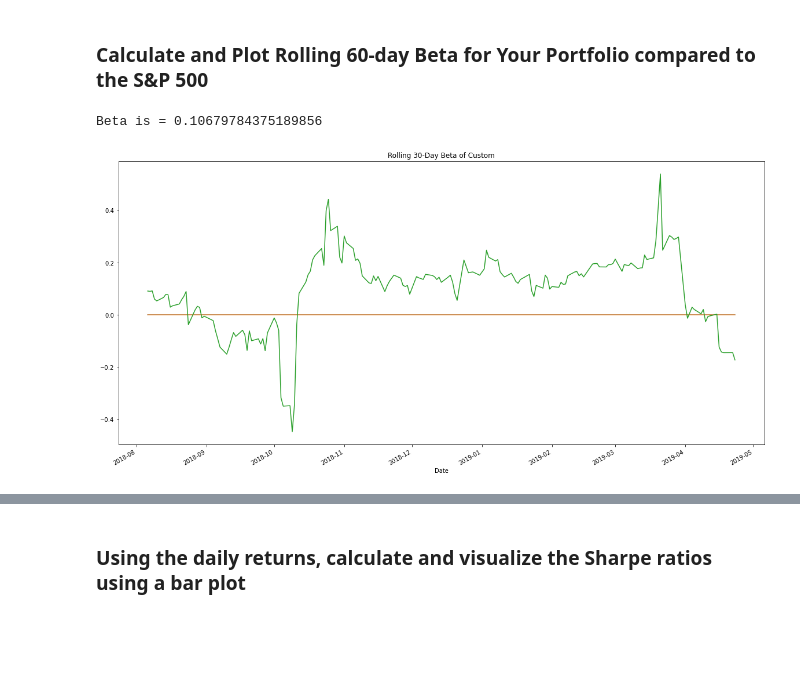
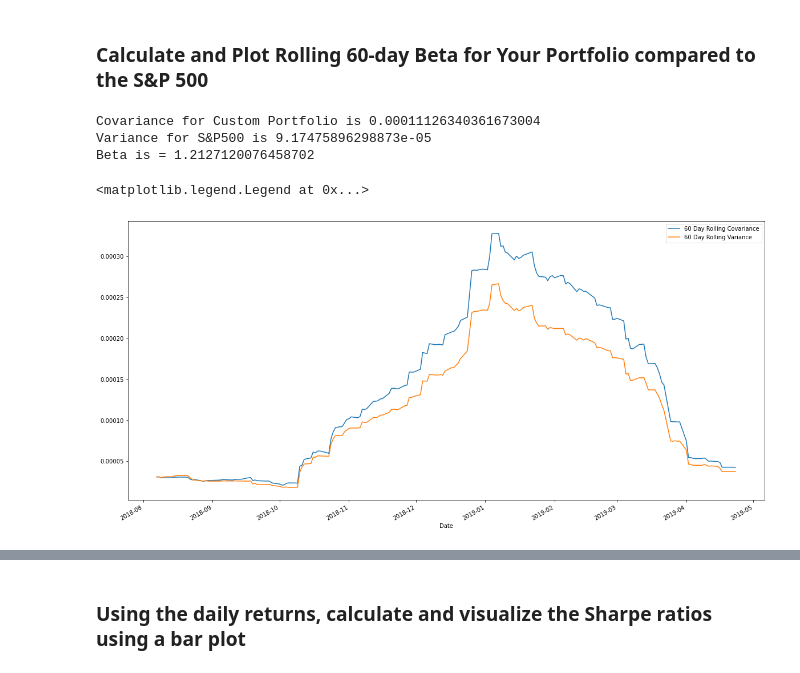
Before and after one commit to jer-radcliffe/A_Whale_Off_the_Port-folio-, a Jupyter notebook: whale_analysis.ipynb, the cells around one changed output, grey strips where cells are left out. Cells and saved outputs as stored; diff of their text form; code cells hidden in the pictures; blank space fills up the shorter version.

```diff
--- a/whale_analysis.ipynb
+++ b/whale_analysis.ipynb
@@ -505,7 +510,7 @@ custom_portfolio.head()
 | 2018-05-17 | 186.99 | 199.60 | 1078.59 |
 # %%
 # Calculate daily returns
-cust_port_daily_returns = custom_porfolio.pct_change()
+cust_port_daily_returns = custom_portfolio.pct_change()
 cust_port_daily_returns.sort_index(inplace=True)
 
 # Drop NAs
@@ -605,32 +610,33 @@ correlation
 # %%
 # Calculate covariance of a single portfolio
 covariance = daily_returns['Custom'].cov(daily_returns['S&P500'])
-covariance
+print(f'Covariance for Custom Portfolio is {covariance}')
 
 # Calculate variance of S&P 500
 variance = daily_returns['S&P500'].var()
-variance
+print(f'Variance for S&P500 is {variance}')
 
 # Computing beta
 beta = covariance / variance
 print(f'Beta is = {beta}')
 
 
 # Plot beta trend
 
 portfolio = 'Custom'
 
 # Calculate 60-day rolling covariance of porfolio vs. S&P 500 and plot the data
 rolling_covariance = daily_returns[portfolio].rolling(window=60).cov(daily_returns['S&P500'])
-rolling_covariance.plot(figsize=(20, 10), title='Rolling 60-Day Covariance of ' + portfolio + 'Returns vs. S&P 500 Returns')
+ax = rolling_covariance.plot(figsize=(20, 10))
 
 # Calculate 60-day rolling variance of portfolio vs. S&P 500 and plot the data
 rolling_variance = daily_returns['S&P500'].rolling(window=60).var()
-rolling_variance.plot(figsize=(20, 10), title='Rolling 30-Day Variance of S&P 500 Returns')
+rolling_variance.plot(ax=ax)
 
-# Calculate 60-day rolling beta of porfolio and plot the data
-rolling_beta = rolling_covariance / rolling_variance
-rolling_beta.plot(figsize=(20, 10), title='Rolling 30-Day Beta of ' + portfolio);
+ax.legend(['60 Day Rolling Covariance', '60 Day Rolling Variance'])
 # %% [output]
-Beta is = 0.10679784375189856
+Covariance for Custom Portfolio is 0.00011126340361673004
+Variance for S&P500 is 9.17475896298873e-05
+Beta is = 1.2127120076458702
+<matplotlib.legend.Legend at 0x...>
-[figure, old version]
+[figure, new version]
```
Also changed, not shown: parts of 16 cells of this notebook.
